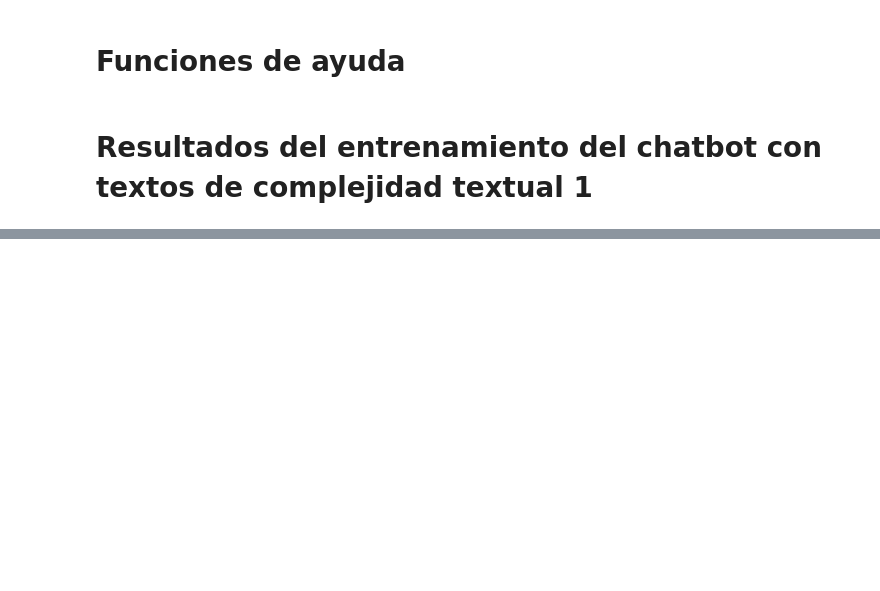
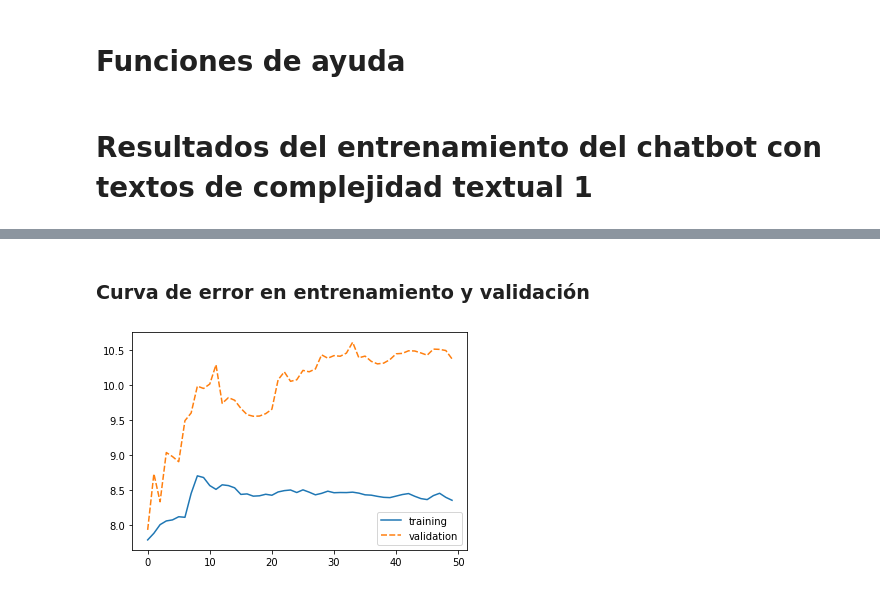
Before and after one commit to Hans03430/Tesis_Chatbot, a Jupyter notebook: notebook/modeling/Entrenamiento de chatbot.ipynb, the cells around one changed output, grey strips where cells are left out. Cells and saved outputs as stored; diff of their text form; code cells hidden in the pictures; blank space fills up the shorter version.

```diff
--- a/notebook/modeling/Entrenamiento de chatbot.ipynb
+++ b/notebook/modeling/Entrenamiento de chatbot.ipynb
@@ -93,0 +104,13 @@ plt.show()
+# %%
+training_loss, validation_loss = get_training_validation_loss(f'{BASE_DIRECTORY}/data/raw/log_grade_2_50_epochs.txt', 50)
+losses = pd.DataFrame(data={
+    'training': training_loss,
+    'validation': validation_loss
+})
+# %% [markdown]
+### Curva de error en entrenamiento y validación
+# %%
+sns.lineplot(data=losses)
+plt.show()
+# %% [output]
+[figure, added]
```
Also changed, not shown: parts of 8 cells of this notebook.
